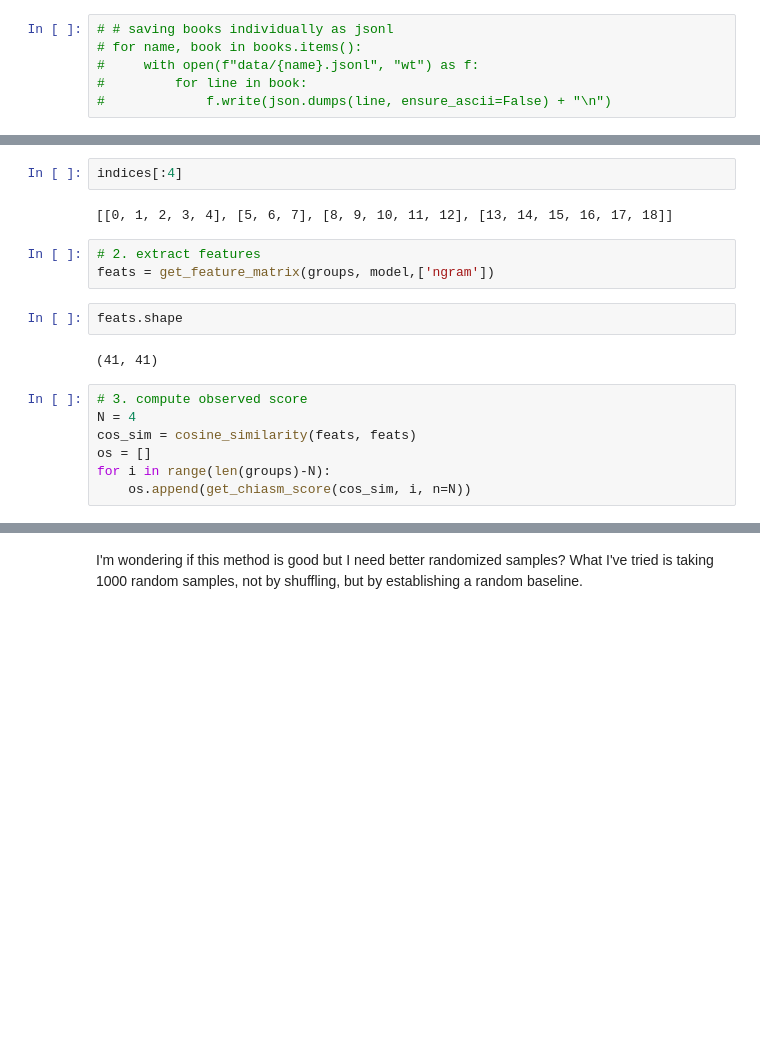
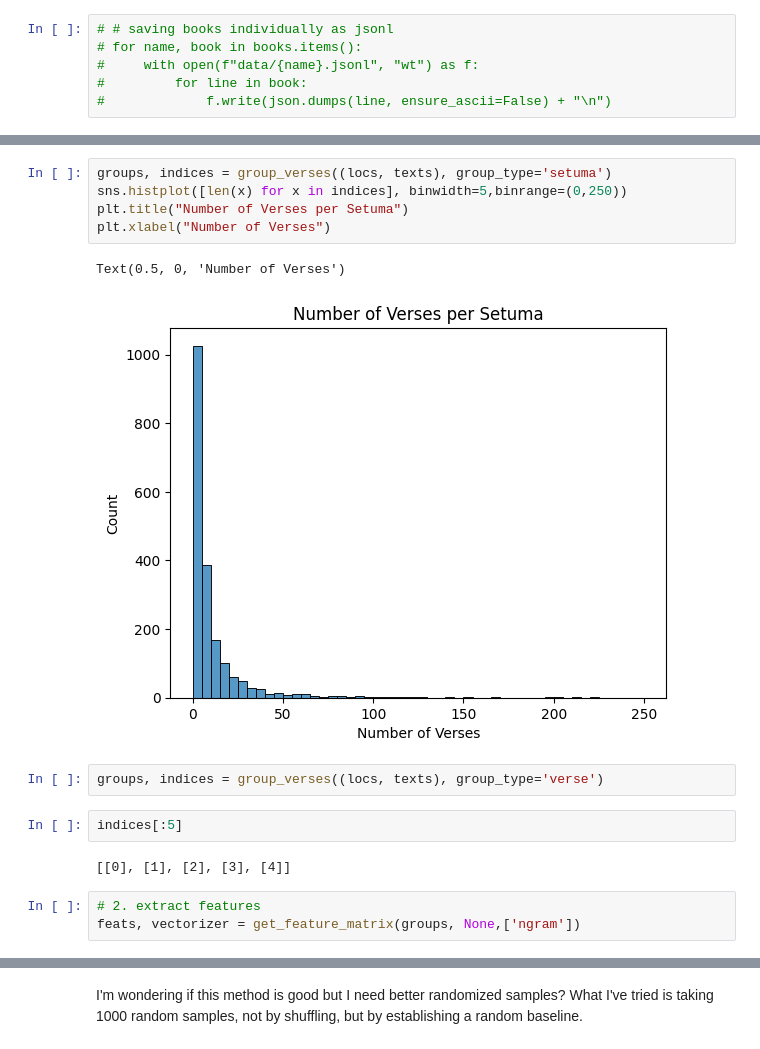
Before and after one commit to comp-int-hum/literary-translation, a Jupyter notebook: new_scripts/score_chiasm.ipynb, the cells around one changed output, grey strips where cells are left out. Saved outputs shown, nothing was run; the diff lists cells and outputs as text; blank space fills up the shorter version.

```diff
--- a/new_scripts/score_chiasm.ipynb
+++ b/new_scripts/score_chiasm.ipynb
@@ -359,18 +456,17 @@ groups[:4], len(groups)
+# %%
+groups, indices = group_verses((locs, texts), group_type='setuma')
+sns.histplot([len(x) for x in indices], binwidth=5,binrange=(0,250))
+plt.title("Number of Verses per Setuma")
+plt.xlabel("Number of Verses")
+# %% [output]
+Text(0.5, 0, 'Number of Verses')
+[figure, added]
+# %%
+groups, indices = group_verses((locs, texts), group_type='verse')
 # %%
-indices[:4]
+indices[:5]
 # %% [output]
-[[0, 1, 2, 3, 4], [5, 6, 7], [8, 9, 10, 11, 12], [13, 14, 15, 16, 17, 18]]
+[[0], [1], [2], [3], [4]]
 # %%
 # 2. extract features
-feats = get_feature_matrix(groups, model,['ngram'])
+feats, vectorizer = get_feature_matrix(groups, None,['ngram'])
-# %%
-feats.shape
-# %% [output]
-(41, 41)
-# %%
-# 3. compute observed score
-N = 4
-cos_sim = cosine_similarity(feats, feats)
-os = []
-for i in range(len(groups)-N):
-    os.append(get_chiasm_score(cos_sim, i, n=N))
```
Also changed, not shown: parts of 47 cells of this notebook, 42 other files.
